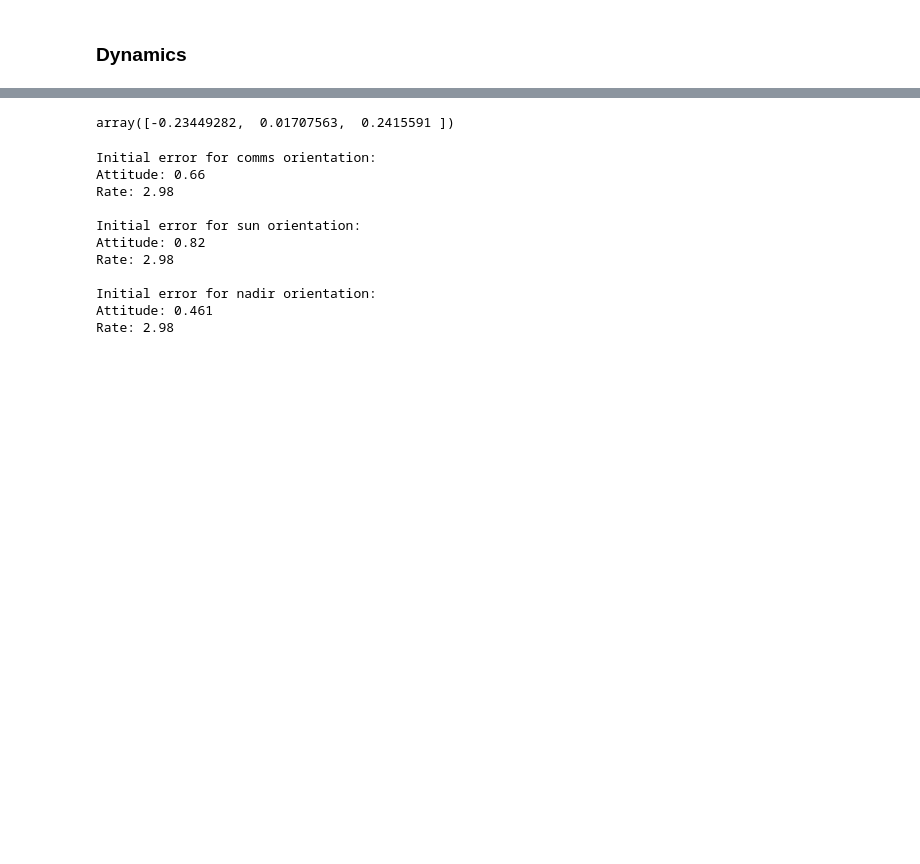
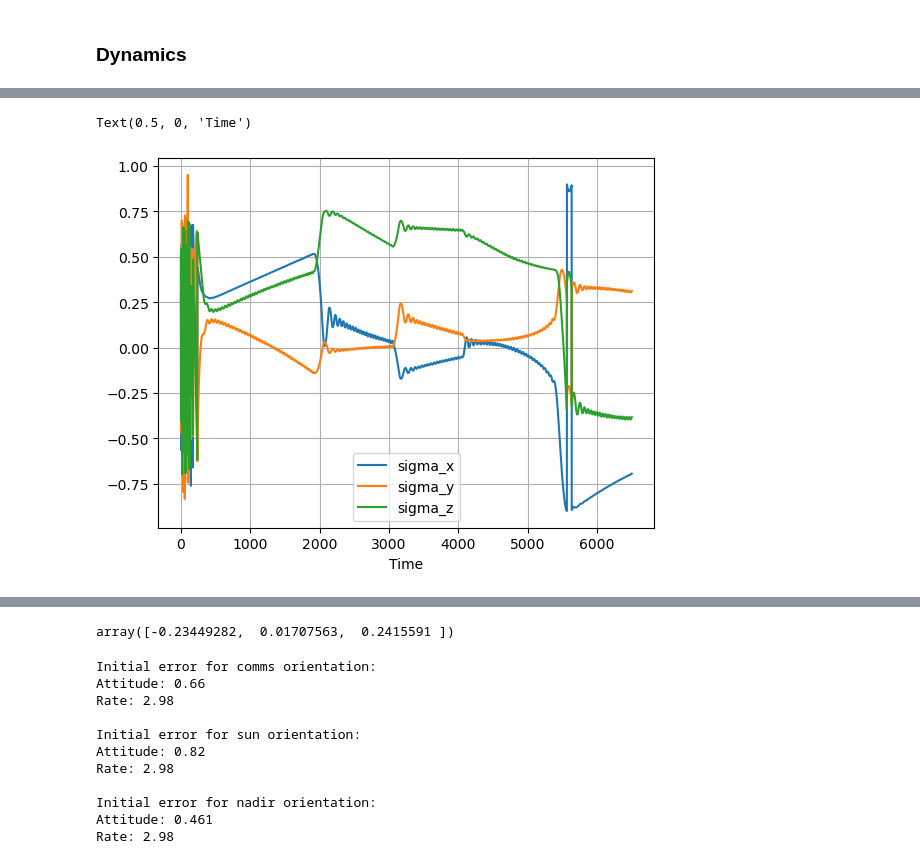
Before and after one commit to snuzbrokh/spacecraft_control, a Jupyter notebook: mars-mission.ipynb, the cells around one changed output, grey strips where cells are left out. Drawn from its saved outputs; the diff is of its cells as text; code cells hidden in the pictures; blank space fills up the shorter version.

```diff
--- a/mars-mission.ipynb
+++ b/mars-mission.ipynb
@@ -405 +404,11 @@ plt.legend()
+# %%
+plt.plot(t, states[0,:], label='sigma_x')
+plt.plot(t, states[1,:], label='sigma_y')
+plt.plot(t, states[2,:], label='sigma_z')
+plt.grid()
+plt.legend()
+plt.xlabel("Time [s]")
+# %% [output]
+Text(0.5, 0, 'Time')
+[figure, added]
 # %%
```
Also changed, not shown: parts of 7 cells of this notebook, 1 other file.
